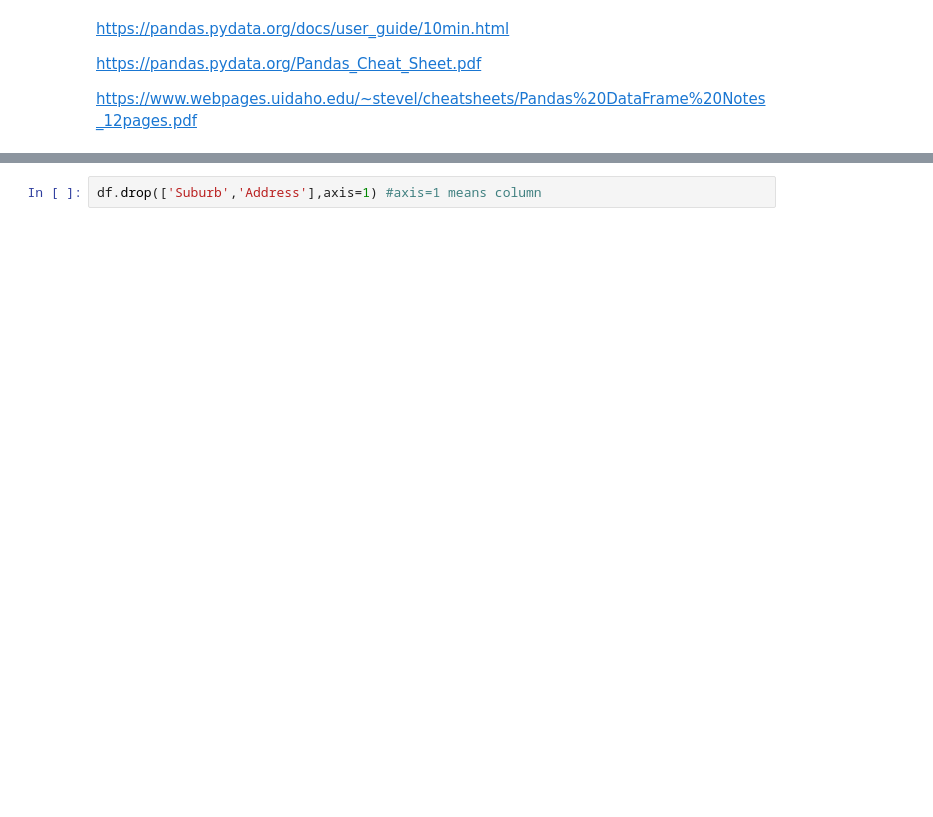
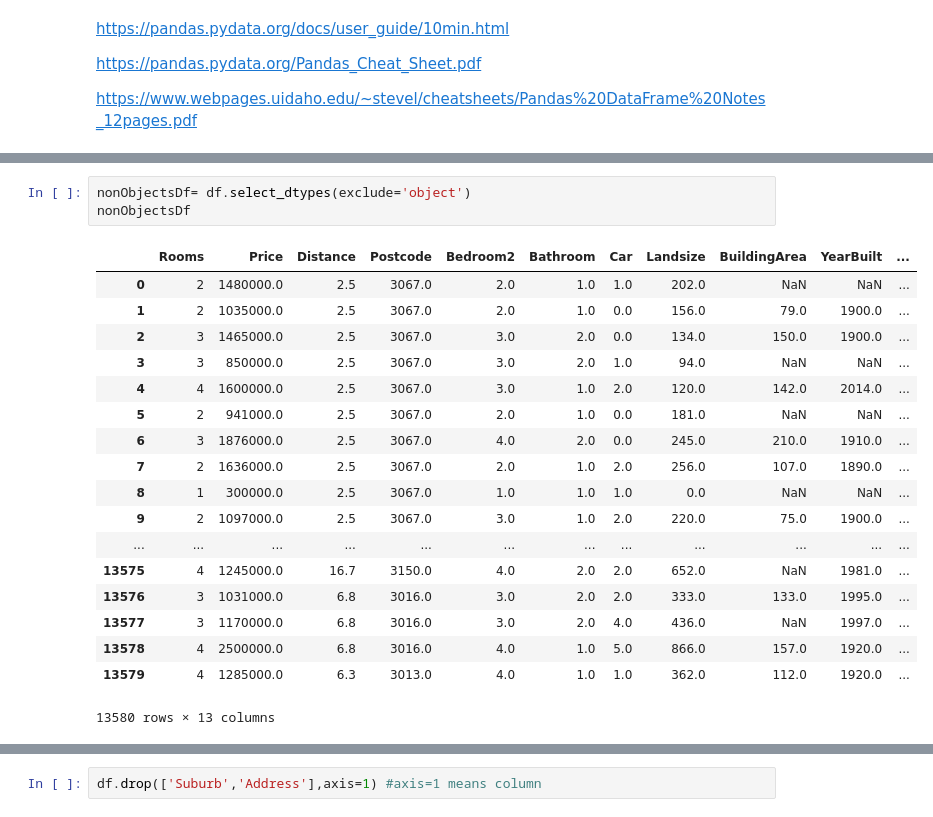
Before and after one commit to R7patel/Notes, a Jupyter notebook: 1_PandasAndNumpy.ipynb, the cells around one changed output, grey strips where cells are left out. Cells and saved outputs as stored; diff of their text form; blank space fills up the shorter version.

```diff
--- a/1_PandasAndNumpy.ipynb
+++ b/1_PandasAndNumpy.ipynb
@@ -58,0 +195,22 @@ https://tigeranalytics.udemy.com/course/python-for-advanced-linear-regression-ma
+# %%
+nonObjectsDf= df.select_dtypes(exclude='object')
+nonObjectsDf
+# %% [output]
+|  | Rooms | Price | Distance | Postcode | Bedroom2 | Bathroom | Car | Landsize | BuildingArea | YearBuilt | ... |
+| 0 | 2 | 1480000.0 | 2.5 | 3067.0 | 2.0 | 1.0 | 1.0 | 202.0 | NaN | NaN | ... |
+| 1 | 2 | 1035000.0 | 2.5 | 3067.0 | 2.0 | 1.0 | 0.0 | 156.0 | 79.0 | 1900.0 | ... |
+| 2 | 3 | 1465000.0 | 2.5 | 3067.0 | 3.0 | 2.0 | 0.0 | 134.0 | 150.0 | 1900.0 | ... |
+| 3 | 3 | 850000.0 | 2.5 | 3067.0 | 3.0 | 2.0 | 1.0 | 94.0 | NaN | NaN | ... |
+| 4 | 4 | 1600000.0 | 2.5 | 3067.0 | 3.0 | 1.0 | 2.0 | 120.0 | 142.0 | 2014.0 | ... |
+| 5 | 2 | 941000.0 | 2.5 | 3067.0 | 2.0 | 1.0 | 0.0 | 181.0 | NaN | NaN | ... |
+| 6 | 3 | 1876000.0 | 2.5 | 3067.0 | 4.0 | 2.0 | 0.0 | 245.0 | 210.0 | 1910.0 | ... |
+| 7 | 2 | 1636000.0 | 2.5 | 3067.0 | 2.0 | 1.0 | 2.0 | 256.0 | 107.0 | 1890.0 | ... |
+| 8 | 1 | 300000.0 | 2.5 | 3067.0 | 1.0 | 1.0 | 1.0 | 0.0 | NaN | NaN | ... |
+| 9 | 2 | 1097000.0 | 2.5 | 3067.0 | 3.0 | 1.0 | 2.0 | 220.0 | 75.0 | 1900.0 | ... |
+| ... | ... | ... | ... | ... | ... | ... | ... | ... | ... | ... | ... |
+| 13575 | 4 | 1245000.0 | 16.7 | 3150.0 | 4.0 | 2.0 | 2.0 | 652.0 | NaN | 1981.0 | ... |
+| 13576 | 3 | 1031000.0 | 6.8 | 3016.0 | 3.0 | 2.0 | 2.0 | 333.0 | 133.0 | 1995.0 | ... |
+| 13577 | 3 | 1170000.0 | 6.8 | 3016.0 | 3.0 | 2.0 | 4.0 | 436.0 | NaN | 1997.0 | ... |
+| 13578 | 4 | 2500000.0 | 6.8 | 3016.0 | 4.0 | 1.0 | 5.0 | 866.0 | 157.0 | 1920.0 | ... |
+| 13579 | 4 | 1285000.0 | 6.3 | 3013.0 | 4.0 | 1.0 | 1.0 | 362.0 | 112.0 | 1920.0 | ... |
+13580 rows × 13 columns
```
Also changed, not shown: parts of 51 cells of this notebook, 6 other files.
